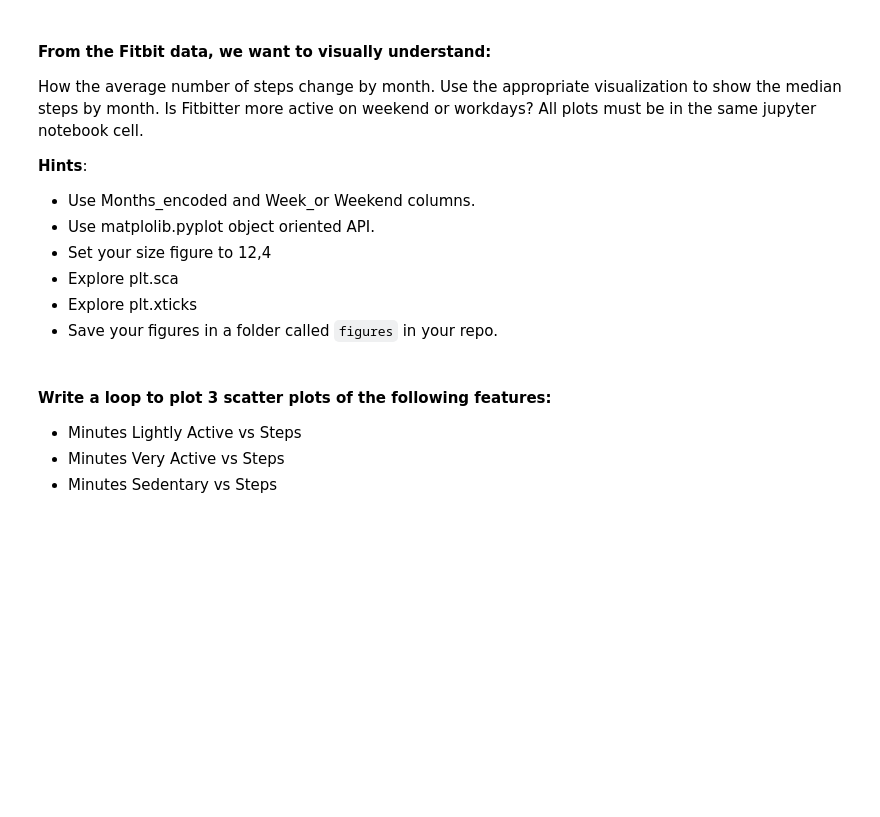
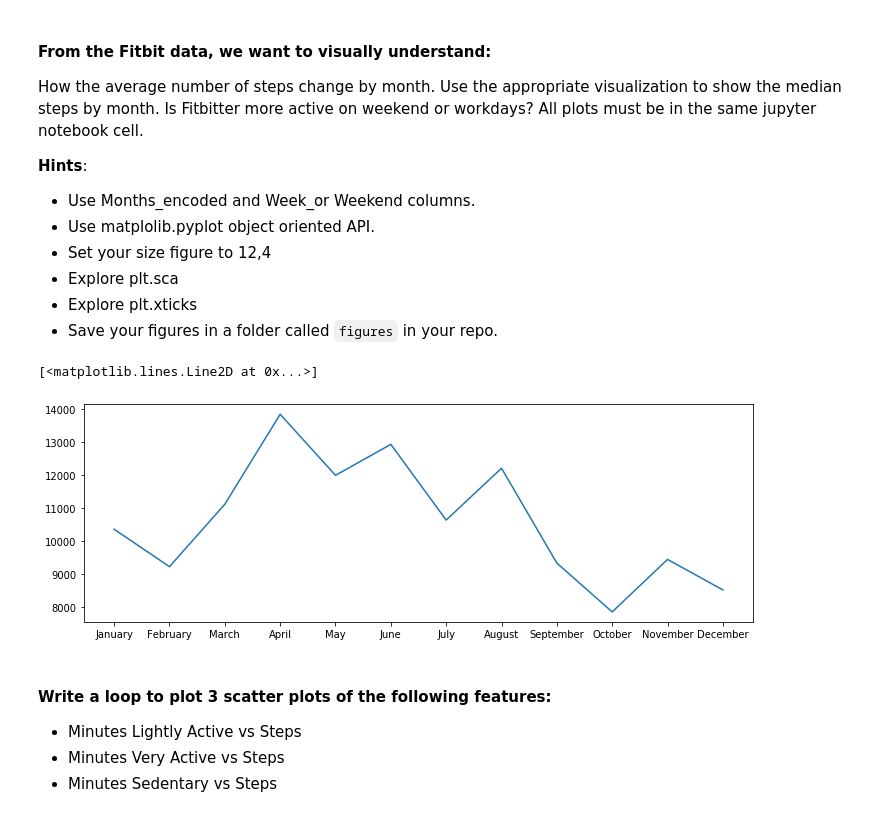
Before and after one commit to pedrodgn/ironhack, a Jupyter notebook: week5-Visualization/matplolib.ipynb, the cells around one changed output. Drawn from its saved outputs; the diff is of its cells as text; code cells hidden in the pictures; blank space fills up the shorter version.

```diff
--- a/week5-Visualization/matplolib.ipynb
+++ b/week5-Visualization/matplolib.ipynb
@@ -105,4 +109,13 @@ How the average number of steps change by month. Use the appropriate visualizati
 * Explore plt.sca
 * Explore plt.xticks
 * Save your figures in a folder called `figures` in your repo.
+# %%
+# MEDIAN STEPS BY MONTH_ENCODED
+fitbit_per_month=fitbit.groupby(by="Months").median().sort_values(by="Months_encoded")
+fig, ax = plt.subplots(figsize=[12,4])
+ax.plot(fitbit_per_month.index,fitbit_per_month["Steps"])
+ax.sca()
+# %% [output]
+[<matplotlib.lines.Line2D at 0x...>]
+[figure, added]
 # %%
```
Also changed, not shown: parts of 2 cells of this notebook.
